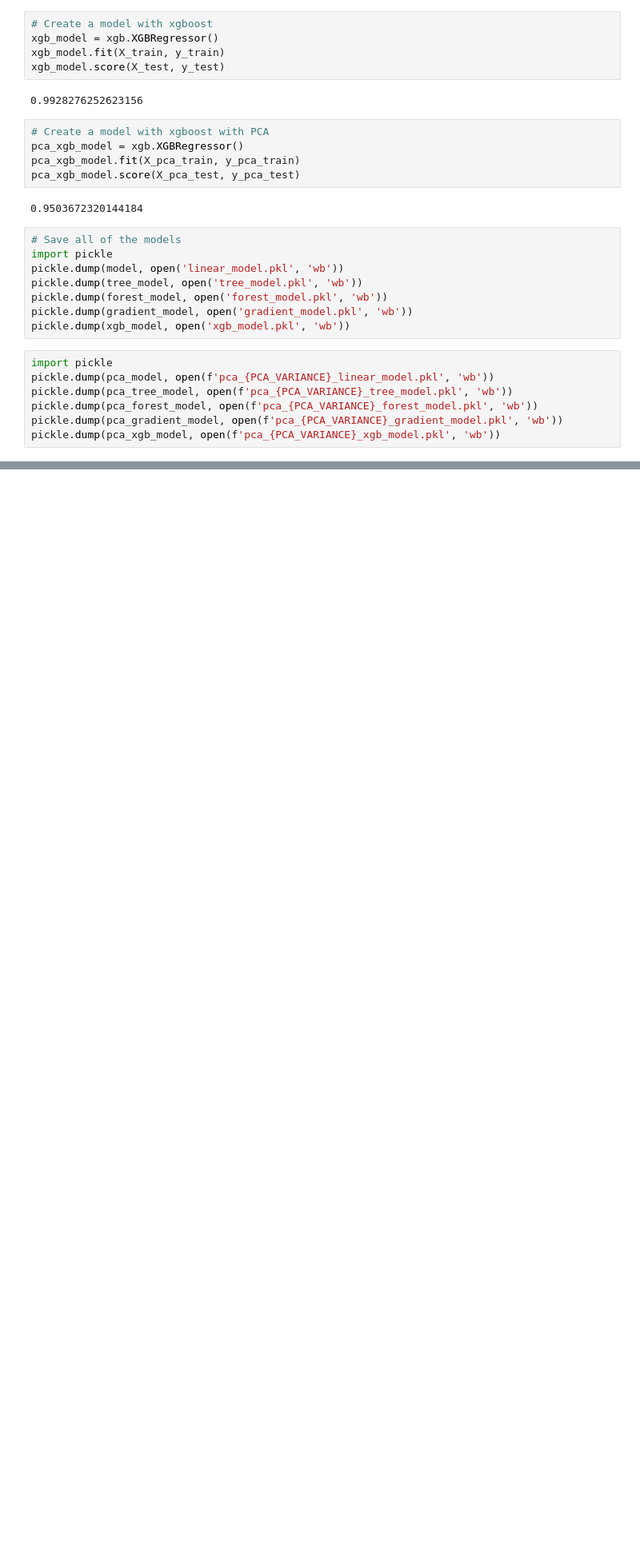
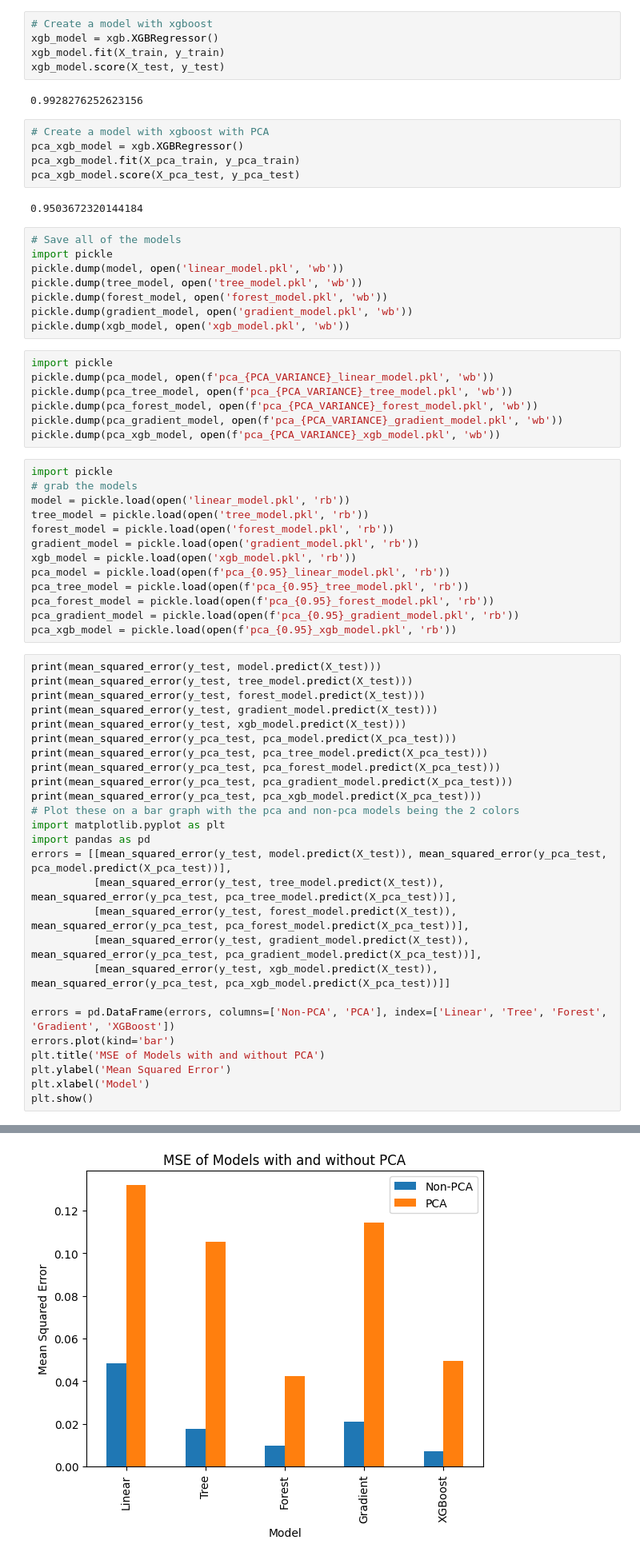
Before and after one commit to GregShiner/CMPSC-445-Project1, a Jupyter notebook: project.ipynb, the cells around one changed output, grey strips where cells are left out. Shown at 80% size. Drawn from its saved outputs; the diff is of its cells as text; blank space fills up the shorter version.

```diff
--- a/project.ipynb
+++ b/project.ipynb
@@ -519,3 +528,43 @@ pickle.dump(pca_tree_model, open(f'pca_{PCA_VARIANCE}_tree_model.pkl', 'wb'))
 pickle.dump(pca_forest_model, open(f'pca_{PCA_VARIANCE}_forest_model.pkl', 'wb'))
 pickle.dump(pca_gradient_model, open(f'pca_{PCA_VARIANCE}_gradient_model.pkl', 'wb'))
 pickle.dump(pca_xgb_model, open(f'pca_{PCA_VARIANCE}_xgb_model.pkl', 'wb'))
+# %%
+import pickle
+# grab the models
+model = pickle.load(open('linear_model.pkl', 'rb'))
+tree_model = pickle.load(open('tree_model.pkl', 'rb'))
+forest_model = pickle.load(open('forest_model.pkl', 'rb'))
+gradient_model = pickle.load(open('gradient_model.pkl', 'rb'))
+xgb_model = pickle.load(open('xgb_model.pkl', 'rb'))
+pca_model = pickle.load(open(f'pca_{0.95}_linear_model.pkl', 'rb'))
+pca_tree_model = pickle.load(open(f'pca_{0.95}_tree_model.pkl', 'rb'))
+pca_forest_model = pickle.load(open(f'pca_{0.95}_forest_model.pkl', 'rb'))
+pca_gradient_model = pickle.load(open(f'pca_{0.95}_gradient_model.pkl', 'rb'))
+pca_xgb_model = pickle.load(open(f'pca_{0.95}_xgb_model.pkl', 'rb'))
+# %%
+print(mean_squared_error(y_test, model.predict(X_test)))
+print(mean_squared_error(y_test, tree_model.predict(X_test)))
+print(mean_squared_error(y_test, forest_model.predict(X_test)))
+print(mean_squared_error(y_test, gradient_model.predict(X_test)))
+print(mean_squared_error(y_test, xgb_model.predict(X_test)))
+print(mean_squared_error(y_pca_test, pca_model.predict(X_pca_test)))
+print(mean_squared_error(y_pca_test, pca_tree_model.predict(X_pca_test)))
+print(mean_squared_error(y_pca_test, pca_forest_model.predict(X_pca_test)))
+print(mean_squared_error(y_pca_test, pca_gradient_model.predict(X_pca_test)))
+print(mean_squared_error(y_pca_test, pca_xgb_model.predict(X_pca_test)))
+# Plot these on a bar graph with the pca and non-pca models being the 2 colors
+import matplotlib.pyplot as plt
+import pandas as pd
+errors = [[mean_squared_error(y_test, model.predict(X_test)), mean_squared_error(y_pca_test, pca_model.predict(X_pca_test))],
+          [mean_squared_error(y_test, tree_model.predict(X_test)), mean_squared_error(y_pca_test, pca_tree_model.predict(X_pca_test))],
+          [mean_squared_error(y_test, forest_model.predict(X_test)), mean_squared_error(y_pca_test, pca_forest_model.predict(X_pca_test))],
+          [mean_squared_error(y_test, gradient_model.predict(X_test)), mean_squared_error(y_pca_test, pca_gradient_model.predict(X_pca_test))],
+          [mean_squared_error(y_test, xgb_model.predict(X_test)), mean_squared_error(y_pca_test, pca_xgb_model.predict(X_pca_test))]]
+
+errors = pd.DataFrame(errors, columns=['Non-PCA', 'PCA'], index=['Linear', 'Tree', 'Forest', 'Gradient', 'XGBoost'])
+errors.plot(kind='bar')
+plt.title('MSE of Models with and without PCA')
+plt.ylabel('Mean Squared Error')
+plt.xlabel('Model')
+plt.show()
+# %% [output]
@@ -522,3 +581,4 @@ pickle.dump(pca_xgb_model, open(f'pca_{PCA_VARIANCE}_xgb_model.pkl', 'wb'))
+[figure, added]
 # %%
 from sklearn.decomposition import PCA
 from sklearn.model_selection import train_test_split
```
Also changed, not shown: parts of 10 cells of this notebook, 3 other files.
